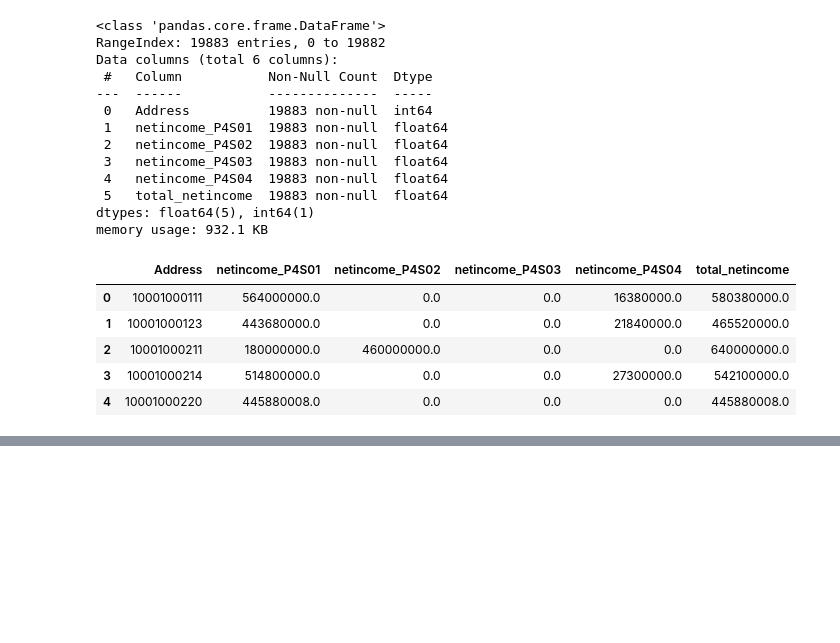
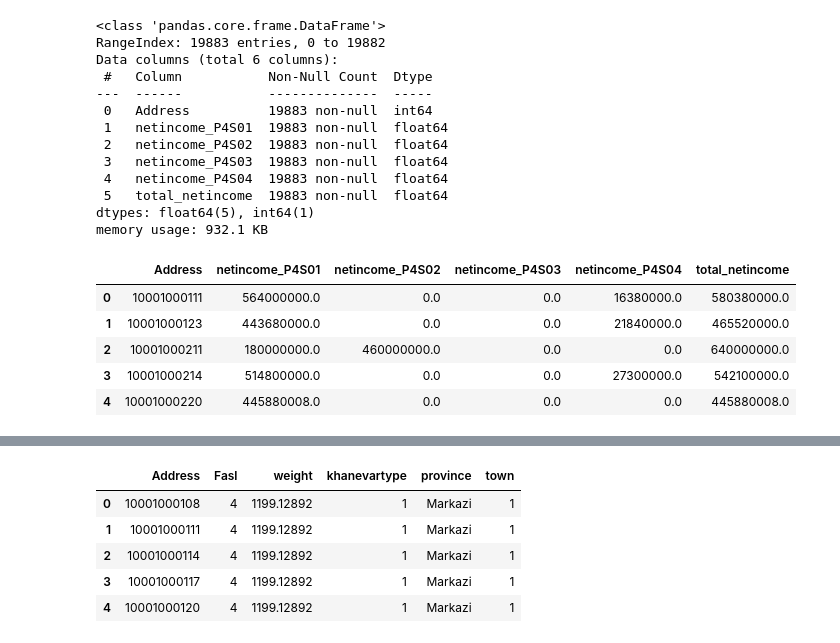
Before and after one commit to AmirmahdiGolahmar/Iranian_HEIS, a Jupyter notebook: data/Preprocessing.ipynb, the cells around one changed output, grey strips where cells are left out. Drawn from its saved outputs; the diff is of its cells as text; code cells hidden in the pictures; blank space fills up the shorter version.

```diff
--- a/data/Preprocessing.ipynb
+++ b/data/Preprocessing.ipynb
@@ -1080,0 +1114,9 @@ total_net_income.head()
+# %%
+u98_data.head()
+# %% [output]
+|  | Address | Fasl | weight | khanevartype | province | town |
+| 0 | 10001000108 | 4 | 1199.12892 | 1 | Markazi | 1 |
+| 1 | 10001000111 | 4 | 1199.12892 | 1 | Markazi | 1 |
+| 2 | 10001000114 | 4 | 1199.12892 | 1 | Markazi | 1 |
+| 3 | 10001000117 | 4 | 1199.12892 | 1 | Markazi | 1 |
+| 4 | 10001000120 | 4 | 1199.12892 | 1 | Markazi | 1 |
```
Also changed, not shown: parts of 13 cells of this notebook.
